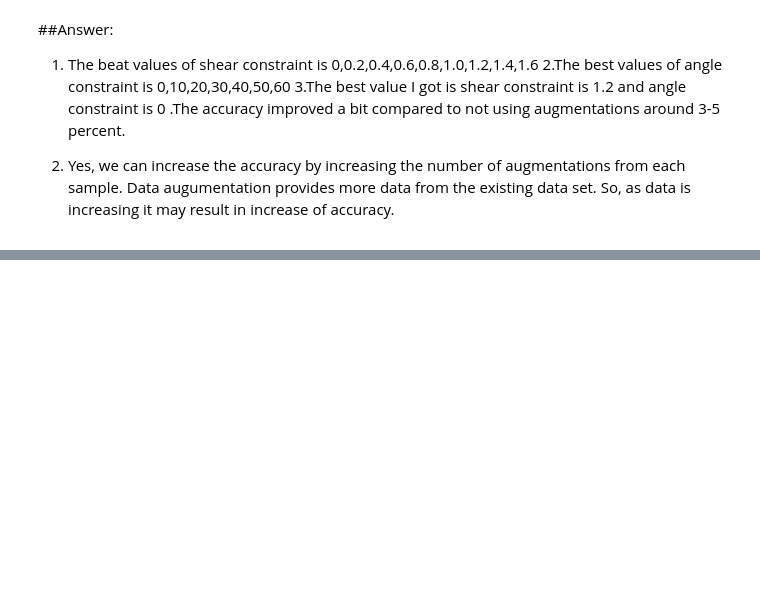
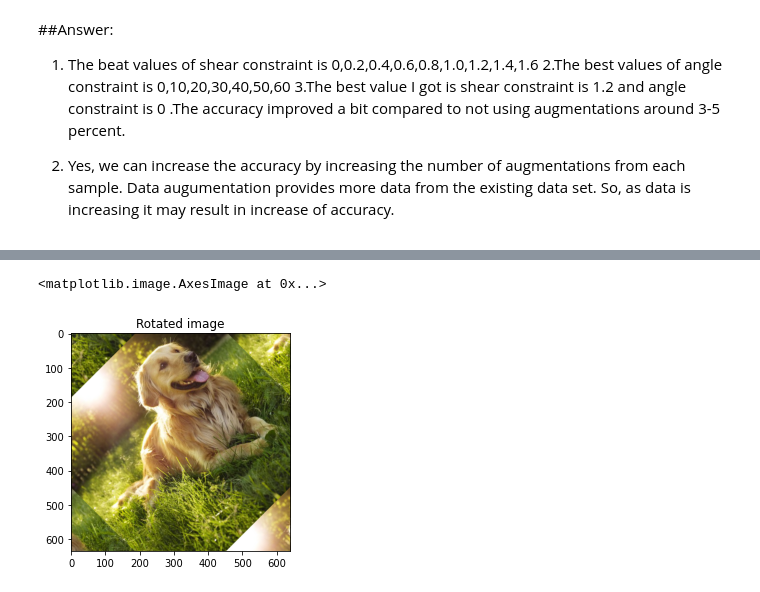
Before and after one commit to PriyanshuGajbhiye/FMML_Log, a Jupyter notebook: FMML_Aug22_M1Lab3_Terms&Metrics.ipynb, the cells around one changed output, grey strips where cells are left out. Cells and saved outputs as stored; diff of their text form; code cells hidden in the pictures; blank space fills up the shorter version.

```diff
--- a/FMML_Aug22_M1Lab3_Terms&Metrics.ipynb
+++ b/FMML_Aug22_M1Lab3_Terms&Metrics.ipynb
@@ -547,0 +557,8 @@ Mounted at /content/drive
+# %%
+#4.
+y = rotate(x, angle=45, mode = 'wrap')
+plt.title("Rotated image")
+plt.imshow(y)
+# %% [output]
+<matplotlib.image.AxesImage at 0x...>
+[figure, added]
```
Also changed, not shown: parts of 2 cells of this notebook.
